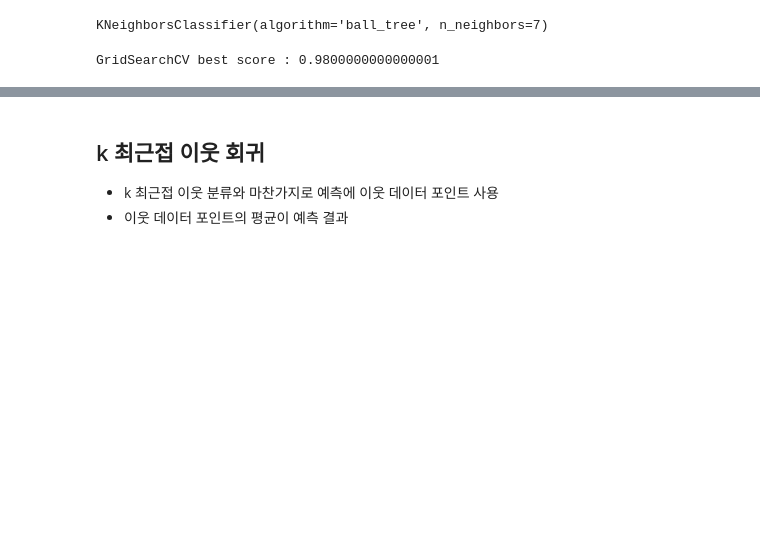
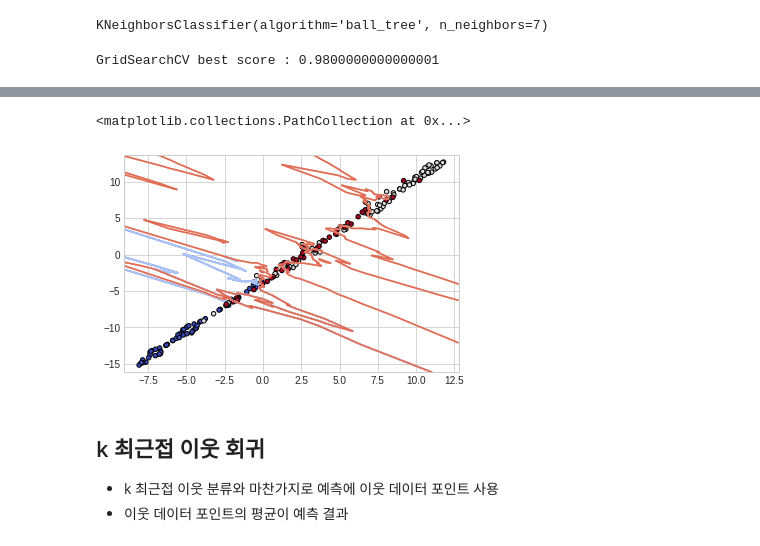
Before and after one commit to Tom-Jung/Suanlab_example, a Jupyter notebook: _6_최근접_이웃(K_Nearest_Neighbor).ipynb, the cells around one changed output, grey strips where cells are left out. Cells and saved outputs as stored; diff of their text form; code cells hidden in the pictures; blank space fills up the shorter version.

```diff
--- a/_6_최근접_이웃(K_Nearest_Neighbor).ipynb
+++ b/_6_최근접_이웃(K_Nearest_Neighbor).ipynb
@@ -214,3 +389,10 @@ plt.scatter(X_comp[:,0] ,X_comp[:,1], c=y, cmap=plt.cm.coolwarm, s=20, edgecolor
+# %%
+xx, yy = make_meshgrid(X_comp[:,0], X_comp[:,1])
+plot_contours(model, xx, yy, cmap=plt.cm.coolwarm, alpha=0.8)
+plt.scatter(X_comp[:,0], X_comp[:,1], c=y, cmap=plt.cm.coolwarm, s=20, edgecolor='k')
+# %% [output]
+<matplotlib.collections.PathCollection at 0x...>
+[figure, added]
 # %% [markdown]
 ## k 최근접 이웃 회귀
 
```
Also changed, not shown: parts of 76 cells of this notebook.
